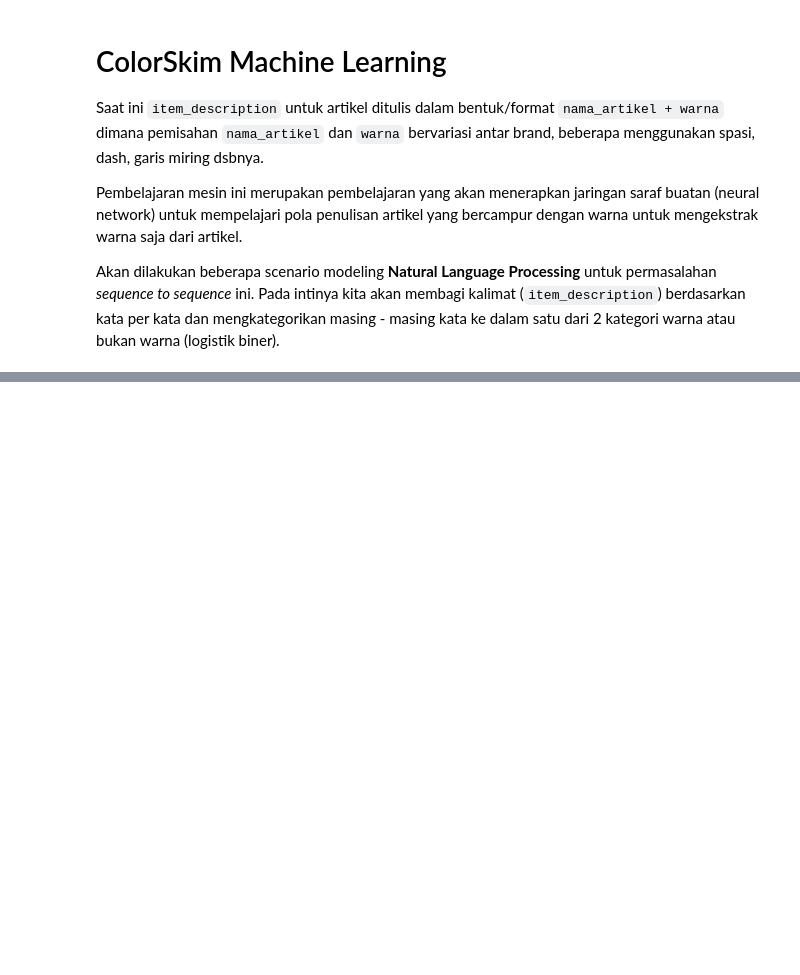
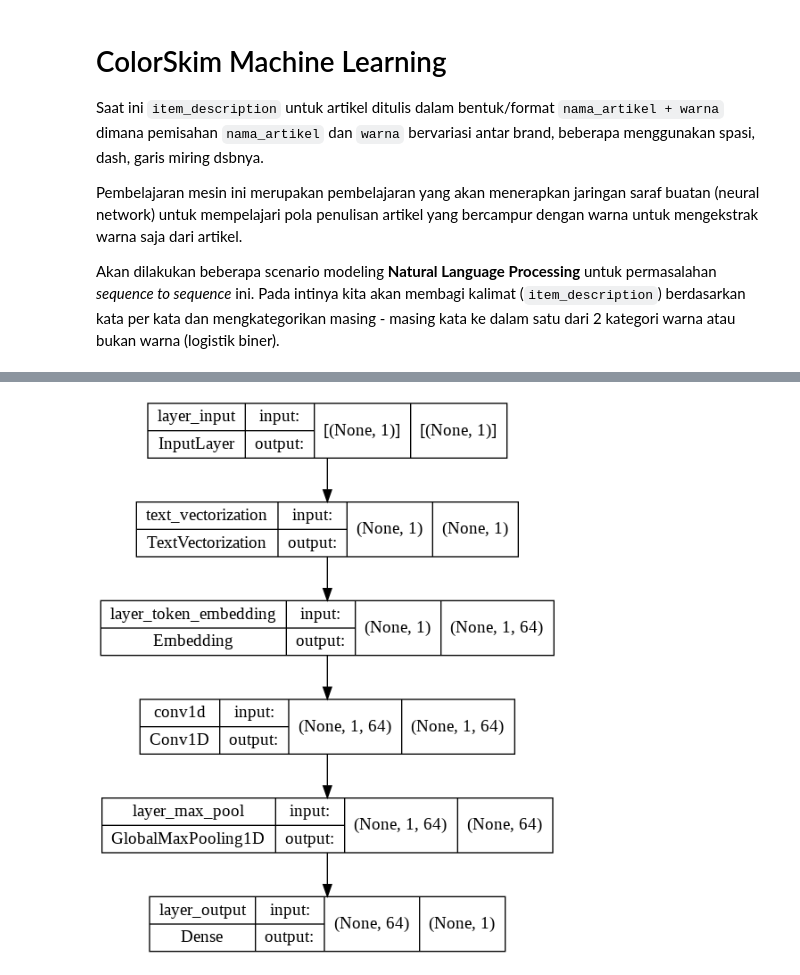
Before and after one commit to johanesPao/ColorSkim, a Jupyter notebook: ColorSkim_AI.ipynb, the cells around one changed output, grey strips where cells are left out. Cells and saved outputs as stored; diff of their text form; code cells hidden in the pictures; blank space fills up the shorter version.

```diff
--- a/ColorSkim_AI.ipynb
+++ b/ColorSkim_AI.ipynb
@@ -41,0 +189,6 @@ wb.login(key='924d78a46727fe1fb5374706bf1b8a158fe73971')
+# %%
+# Membuat text vectorizer
+from tensorflow.keras.layers import TextVectorization
+vectorizer_kata = TextVectorization(max_tokens=jumlah_kata_train,
+                                    output_sequence_length=1,
+                                    standardize='lower')
@@ -41,0 +228,4 @@ wb.login(key='924d78a46727fe1fb5374706bf1b8a158fe73971')
+# %%
+# Jumlah vocabulary dalam vectorizer_kata
+jumlah_vocab = vectorizer_kata.get_vocabulary()
+len(jumlah_vocab)
@@ -41,0 +236,7 @@ wb.login(key='924d78a46727fe1fb5374706bf1b8a158fe73971')
+# %%
+# Membuat text embedding layer
+from tensorflow.keras.layers import Embedding
+kata_embed = Embedding(input_dim=len(jumlah_vocab),
+                       output_dim=64,
+                       mask_zero=True,
+                       name='layer_token_embedding')
@@ -41,0 +289,16 @@ wb.login(key='924d78a46727fe1fb5374706bf1b8a158fe73971')
+# %%
+# Membuat model_1 dengan layer Conv1D dari kata yang divektorisasi dan di-embed
+from tensorflow.keras import layers
+
+inputs = layers.Input(shape=(1,), dtype=tf.string, name='layer_input')
+layer_vektor = vectorizer_kata(inputs)
+layer_embed = kata_embed(layer_vektor)
+x = layers.Conv1D(64, kernel_size=5, padding='same', activation='relu')(layer_embed)
+x = layers.GlobalMaxPooling1D(name='layer_max_pool')(x)
+outputs = layers.Dense(1, activation='sigmoid', name='layer_output')(x)
+model_1 = tf.keras.Model(inputs, outputs, name='model_1_Conv1D_embed')
+
+# Compile
+model_1.compile(loss=tf.keras.losses.BinaryCrossentropy(),
+                optimizer=tf.keras.optimizers.Adam(),
+                metrics=['accuracy'])
@@ -41,0 +326,6 @@ wb.login(key='924d78a46727fe1fb5374706bf1b8a158fe73971')
+# %%
+# Plot model_1
+from tensorflow.keras.utils import plot_model
+plot_model(model_1, show_shapes=True)
+# %% [output]
+[figure, added]
```
Also changed, not shown: parts of 51 cells of this notebook.
